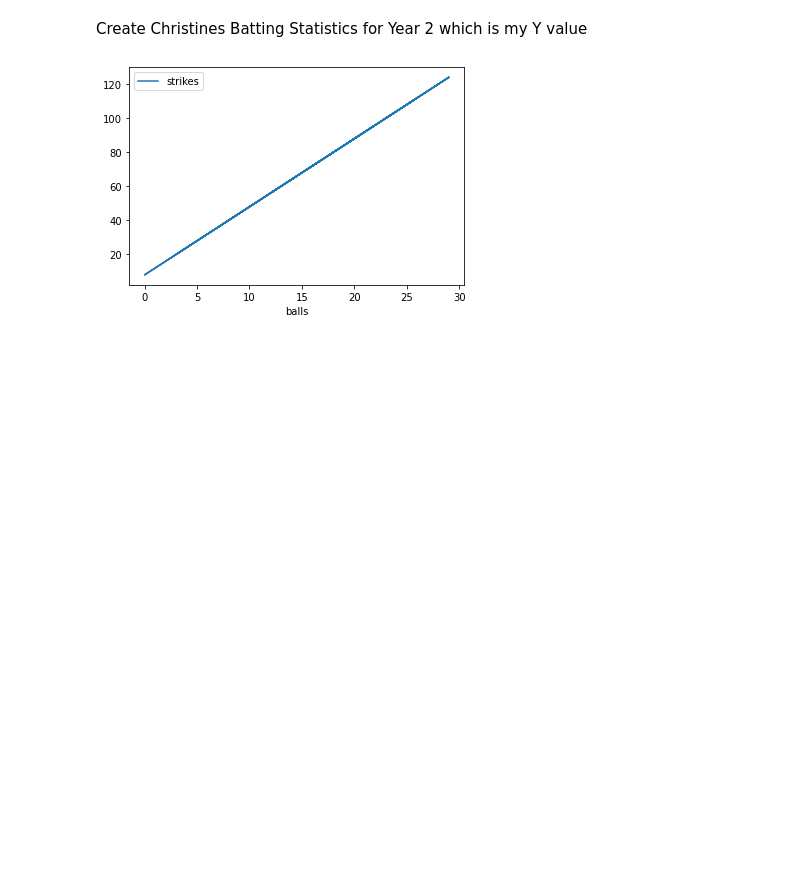
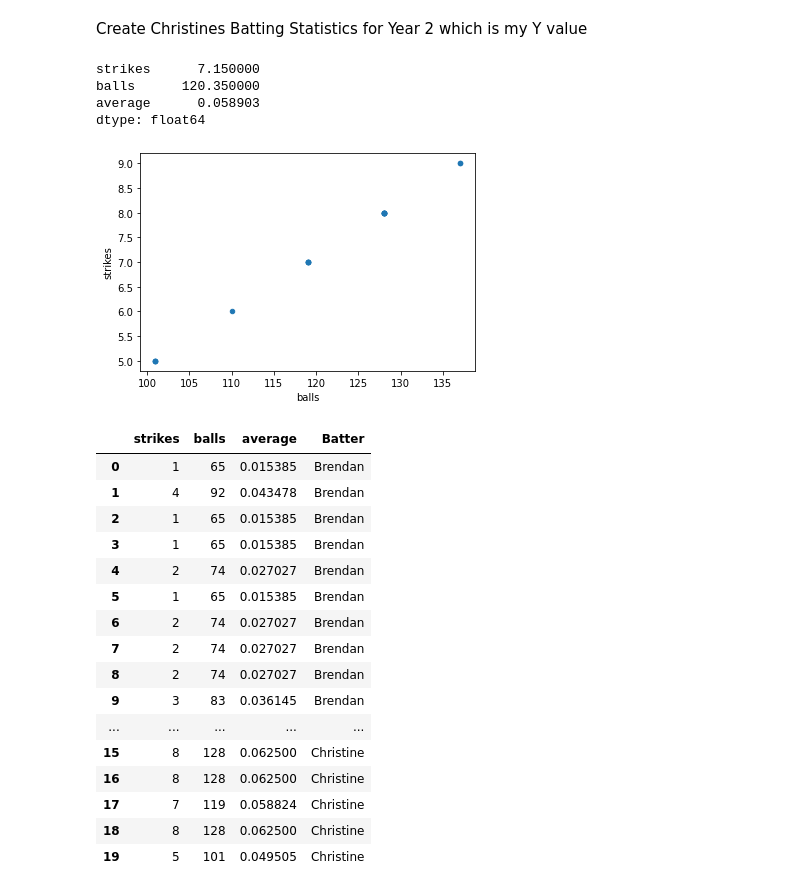
Before and after one commit to brendantipp/sem2_fun_data_analysis, a Jupyter notebook: tasks.ipynb, the cells around one changed output. Cells and saved outputs as stored; diff of their text form; code cells hidden in the pictures; blank space fills up the shorter version.

```diff
--- a/tasks.ipynb
+++ b/tasks.ipynb
@@ -220,11 +222,35 @@ christine["average"] = christine["balls"] / christine["strikes"]
 # %%
-christine
-christine.plot(x ='balls', y='strikes', kind = 'line');
+#christine
+christine.plot(x ='balls', y='strikes', kind = 'scatter');
+christine.mean()
 # %% [output]
+strikes      7.150000
+balls      120.350000
+average      0.058903
+dtype: float64
-[figure, old version]
+[figure, new version]
 # %%
 brendan['Batter'] = 'Brendan'
 christine['Batter'] = 'Christine'
 statistics= pd.concat([brendan, christine])
+statistics
+# %% [output]
+|  | strikes | balls | average | Batter |
+| 0 | 1 | 65 | 0.015385 | Brendan |
+| 1 | 4 | 92 | 0.043478 | Brendan |
+| 2 | 1 | 65 | 0.015385 | Brendan |
+| 3 | 1 | 65 | 0.015385 | Brendan |
+| 4 | 2 | 74 | 0.027027 | Brendan |
+| 5 | 1 | 65 | 0.015385 | Brendan |
+| 6 | 2 | 74 | 0.027027 | Brendan |
+| 7 | 2 | 74 | 0.027027 | Brendan |
+| 8 | 2 | 74 | 0.027027 | Brendan |
+| 9 | 3 | 83 | 0.036145 | Brendan |
+| ... | ... | ... | ... | ... |
+| 15 | 8 | 128 | 0.062500 | Christine |
+| 16 | 8 | 128 | 0.062500 | Christine |
+| 17 | 7 | 119 | 0.058824 | Christine |
+| 18 | 8 | 128 | 0.062500 | Christine |
+| 19 | 5 | 101 | 0.049505 | Christine |
 # %%
 #statistics
```
Also changed, not shown: parts of 27 cells of this notebook.
